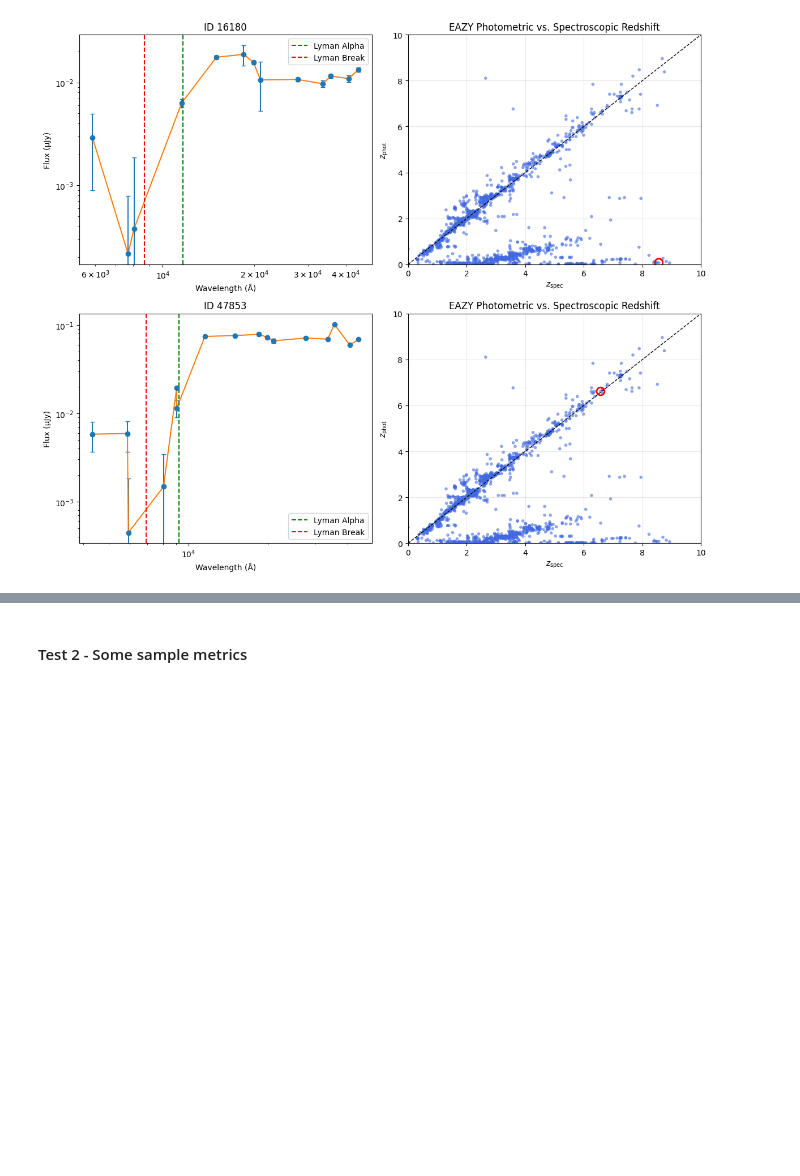
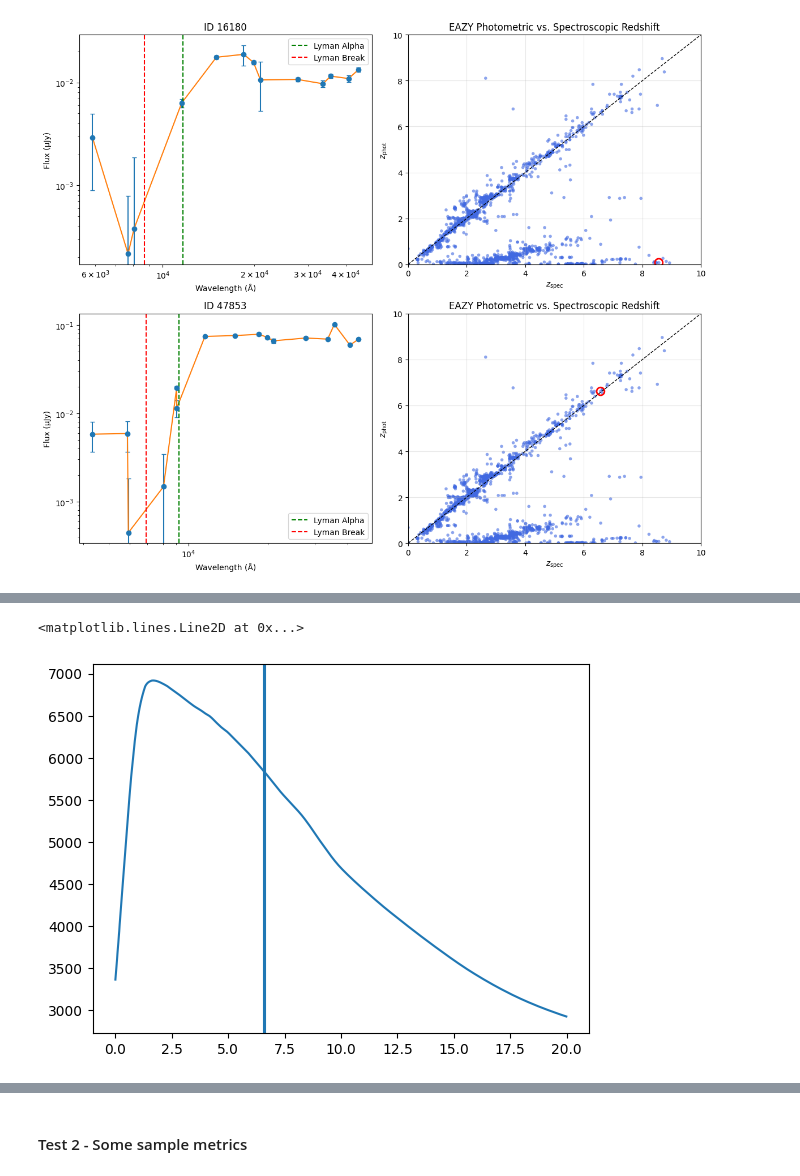
Before and after one commit to sfremy/my-eazy-jwst, a Jupyter notebook: scripts/eazy_imaging.ipynb, the cells around one changed output, grey strips where cells are left out. Saved outputs shown, nothing was run; the diff lists cells and outputs as text; code cells hidden in the pictures; blank space fills up the shorter version.

```diff
--- a/scripts/eazy_imaging.ipynb
+++ b/scripts/eazy_imaging.ipynb
@@ -660,0 +880,8 @@ ValueError: operands could not be broadcast together with shapes (24,1,12) (1,1,
+# %%
+plt.figure()
+plt.plot(ztry, pz)
+plt.axvline(target['z_spec'])
+plt.axvline(target['z_a'])
+# %% [output]
+<matplotlib.lines.Line2D at 0x...>
+[figure, added]
```
Also changed, not shown: parts of 17 cells of this notebook.
